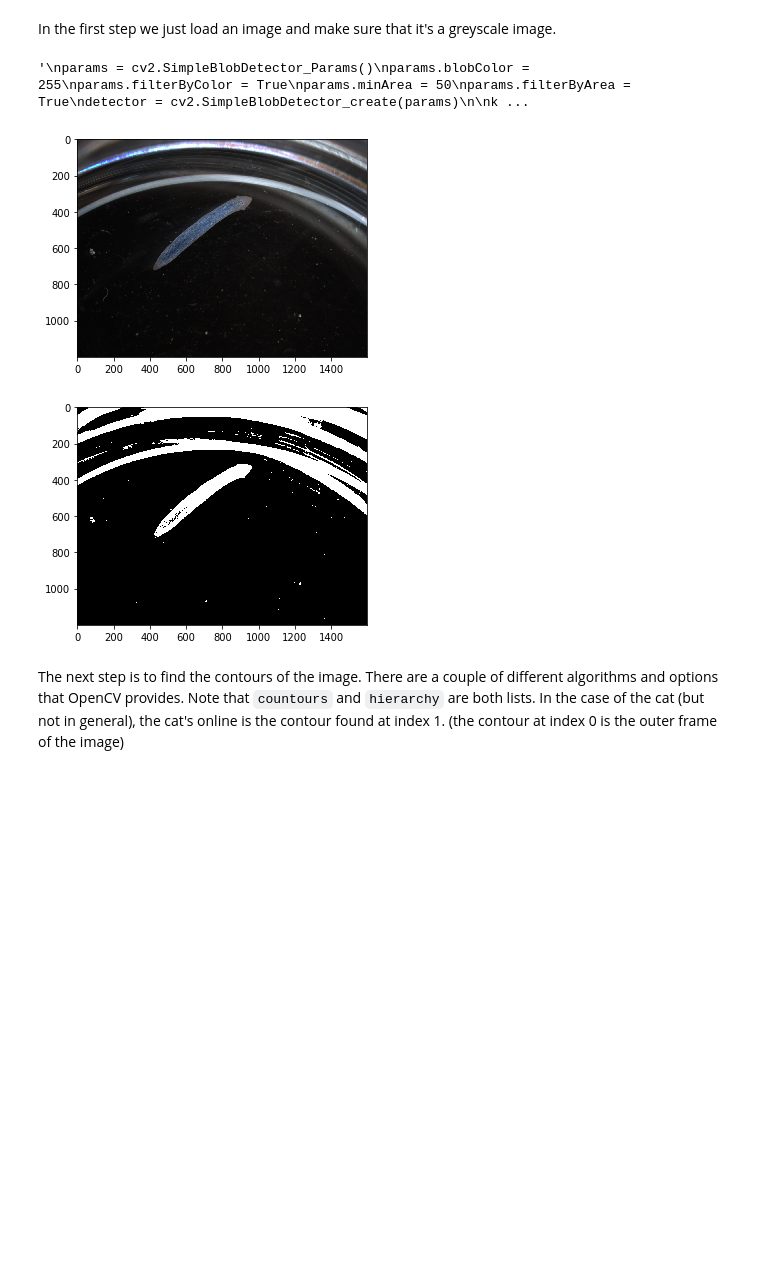
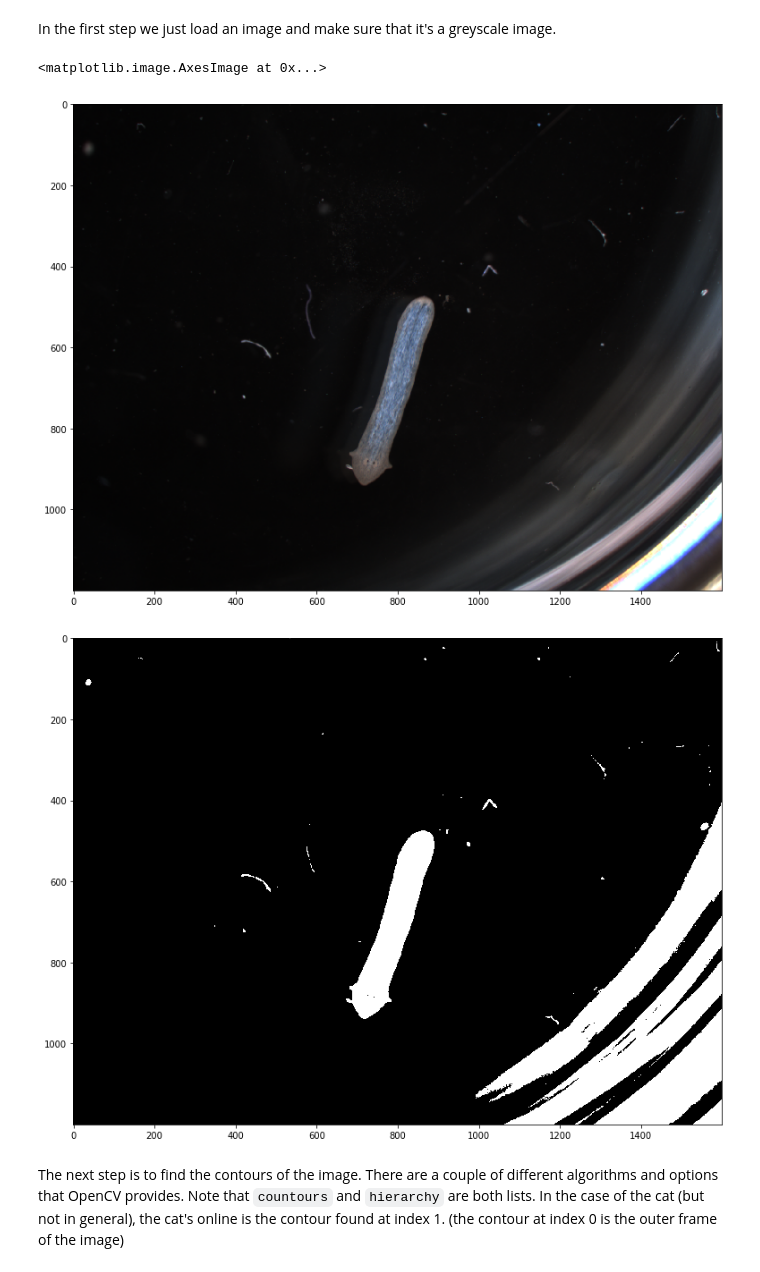
Before and after one commit to chododom/Computer-Vision, a Jupyter notebook: final_project/Fourier_descriptors.ipynb, the cells around one changed output. Drawn from its saved outputs; the diff is of its cells as text; code cells hidden in the pictures; blank space fills up the shorter version.

```diff
--- a/final_project/Fourier_descriptors.ipynb
+++ b/final_project/Fourier_descriptors.ipynb
@@ -17,27 +20,30 @@ from IPython.core.debugger import set_trace
 # %% [markdown]
 In the first step we just load an image and make sure that it's a greyscale image.
-# %%
-img = cv2.imread('planaria_dataset/day_11/W1-PT-D11.TIF')
-plt.figure(); plt.imshow(img)
-
-imgray = cv2.cvtColor(img, cv2.COLOR_BGR2GRAY)
-ret, thresh = cv2.threshold(imgray, 60, 255, 0)
-plt.figure(); plt.imshow(thresh,cmap="gray")
-'''
-params = cv2.SimpleBlobDetector_Params()
-params.blobColor = 255
-params.filterByColor = True
-params.minArea = 50
-params.filterByArea = True
-detector = cv2.SimpleBlobDetector_create(params)
-
-keypoints = detector.detect(thresh)
-im_with_keypoints = cv2.drawKeypoints(img, keypoints, np.array([]), (255,0,0), cv2.DRAW_MATCHES_FLAGS_DRAW_RICH_KEYPOINTS)
-
-plt.figure(); plt.imshow(im_with_keypoints)'''
-# %% [output]
-'\nparams = cv2.SimpleBlobDetector_Params()\nparams.blobColor = 255\nparams.filterByColor = True\nparams.minArea = 50\nparams.filterByArea = True\ndetector = cv2.SimpleBlobDetector_create(params)\n\nk ...
-[figure, removed]
-[figure, removed]
+# %%
+#img = cv2.imread('planaria_dataset/day_11/W1-PT-D11.TIF')
+img = cv2.imread('planaria_dataset/day_11/W10-PT-D11.TIF')
+#img = cv2.imread('planaria_dataset/day_11/W15-PT-D11.TIF')
+#img = cv2.imread('planaria_dataset/day_11/W21-PT-D11.TIF')
+#img = cv2.imread('planaria_dataset/day_11/W48-PT-D11.TIF')
+
+
+plt.figure(figsize=(20,10)); plt.imshow(img)
+
+imgray = cv2.cvtColor(img, cv2.COLOR_BGR2GRAY)
+
+# Histogram equalization
+#imgray = cv2.equalizeHist(imgray)
+
+# Find outline of Planaria with Canny
+#thresh = cv2.Canny(img,50,200)
+
+# Find blob of Planaria with thresholding
+ret, thresh = cv2.threshold(imgray, 50, 255, 0)
+
+plt.figure(figsize=(20,10)); plt.imshow(thresh,cmap="gray")
+# %% [output]
+<matplotlib.image.AxesImage at 0x...>
+[figure, added]
+[figure, added]
 # %% [markdown]
 The next step is to find the contours of the image.  There are a couple of different algorithms and options that OpenCV provides.  Note that `countours` and `hierarchy` are both lists.  In the case of the cat (but not in general), the cat's online is the contour found at index 1. (the contour at index 0 is the outer frame of the image)
```
Also changed, not shown: parts of 7 cells of this notebook, 7 other files.
